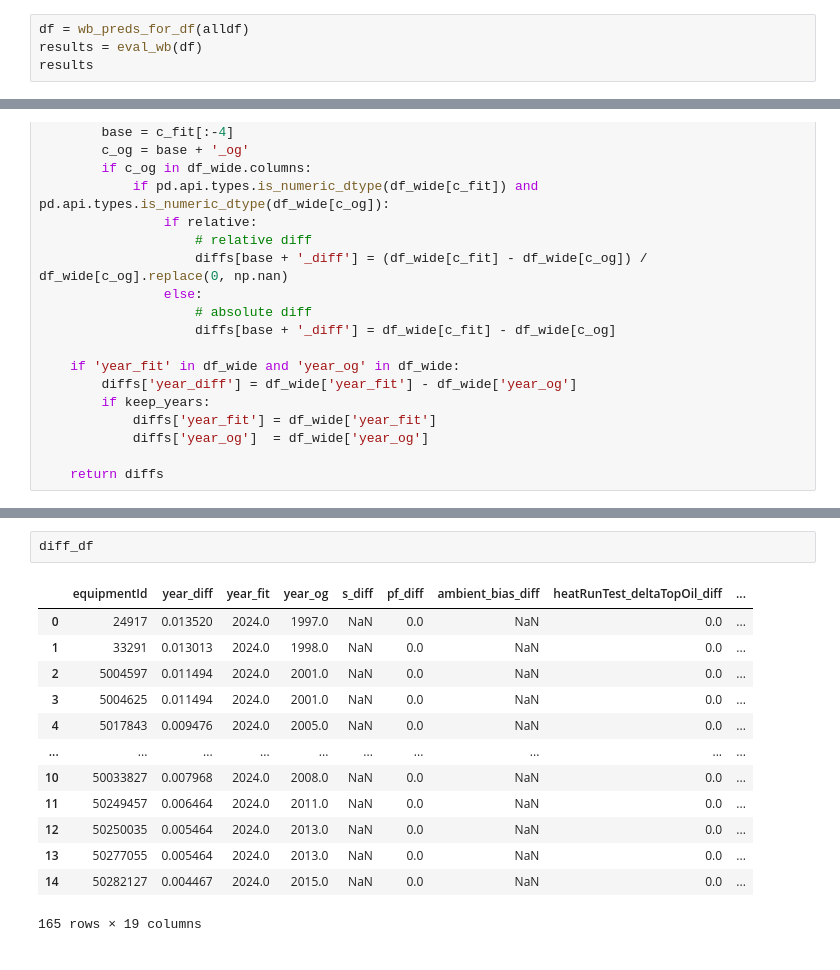
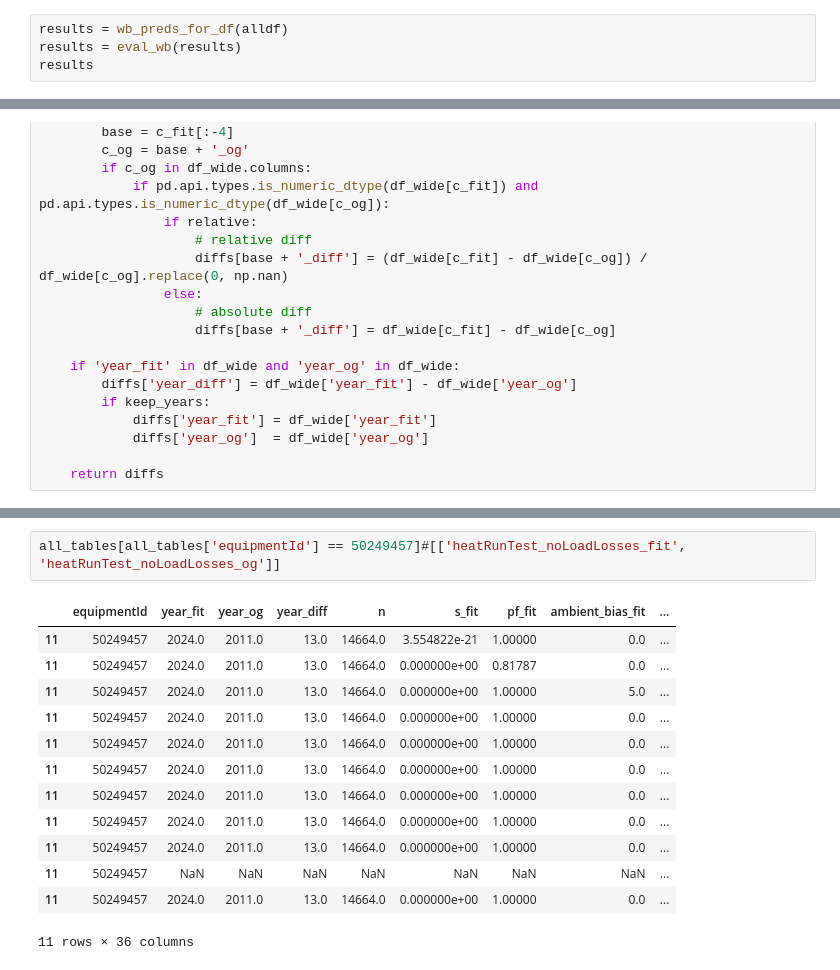
Before and after one commit to DT-Service-Consulting/ElectricGrid, a Jupyter notebook: wb_model_exploration.ipynb, the cells around one changed output, grey strips where cells are left out. Cells and saved outputs as stored; diff of their text form.

```diff
--- a/wb_model_exploration.ipynb
+++ b/wb_model_exploration.ipynb
@@ -314,8 +430,8 @@ def wb_preds_for_df(df, s = None, pf = None):
     )
     return df
 # %%
-df = wb_preds_for_df(alldf)
-results = eval_wb(df)
+results = wb_preds_for_df(alldf)
+results = eval_wb(results)
 results
 # %% [output]
 {'MAE': np.float64(7.156129355842767),
@@ -2348,16 +1568,16 @@ summary
-# %%
-diff_df
-# %% [output]
-|  | equipmentId | year_diff | year_fit | year_og | s_diff | pf_diff | ambient_bias_diff | heatRunTest_deltaTopOil_diff | ... |
-| 0 | 24917 | 0.013520 | 2024.0 | 1997.0 | NaN | 0.0 | NaN | 0.0 | ... |
-| 1 | 33291 | 0.013013 | 2024.0 | 1998.0 | NaN | 0.0 | NaN | 0.0 | ... |
-| 2 | 5004597 | 0.011494 | 2024.0 | 2001.0 | NaN | 0.0 | NaN | 0.0 | ... |
-| 3 | 5004625 | 0.011494 | 2024.0 | 2001.0 | NaN | 0.0 | NaN | 0.0 | ... |
-| 4 | 5017843 | 0.009476 | 2024.0 | 2005.0 | NaN | 0.0 | NaN | 0.0 | ... |
-| ... | ... | ... | ... | ... | ... | ... | ... | ... | ... |
-| 10 | 50033827 | 0.007968 | 2024.0 | 2008.0 | NaN | 0.0 | NaN | 0.0 | ... |
-| 11 | 50249457 | 0.006464 | 2024.0 | 2011.0 | NaN | 0.0 | NaN | 0.0 | ... |
-| 12 | 50250035 | 0.005464 | 2024.0 | 2013.0 | NaN | 0.0 | NaN | 0.0 | ... |
-| 13 | 50277055 | 0.005464 | 2024.0 | 2013.0 | NaN | 0.0 | NaN | 0.0 | ... |
-| 14 | 50282127 | 0.004467 | 2024.0 | 2015.0 | NaN | 0.0 | NaN | 0.0 | ... |
-165 rows × 19 columns
+# %%
+all_tables[all_tables['equipmentId'] == 50249457]#[['heatRunTest_noLoadLosses_fit', 'heatRunTest_noLoadLosses_og']]
+# %% [output]
+|  | equipmentId | year_fit | year_og | year_diff | n | s_fit | pf_fit | ambient_bias_fit | ... |
+| 11 | 50249457 | 2024.0 | 2011.0 | 13.0 | 14664.0 | 3.554822e-21 | 1.00000 | 0.0 | ... |
+| 11 | 50249457 | 2024.0 | 2011.0 | 13.0 | 14664.0 | 0.000000e+00 | 0.81787 | 0.0 | ... |
+| 11 | 50249457 | 2024.0 | 2011.0 | 13.0 | 14664.0 | 0.000000e+00 | 1.00000 | 5.0 | ... |
+| 11 | 50249457 | 2024.0 | 2011.0 | 13.0 | 14664.0 | 0.000000e+00 | 1.00000 | 0.0 | ... |
+| 11 | 50249457 | 2024.0 | 2011.0 | 13.0 | 14664.0 | 0.000000e+00 | 1.00000 | 0.0 | ... |
+| 11 | 50249457 | 2024.0 | 2011.0 | 13.0 | 14664.0 | 0.000000e+00 | 1.00000 | 0.0 | ... |
+| 11 | 50249457 | 2024.0 | 2011.0 | 13.0 | 14664.0 | 0.000000e+00 | 1.00000 | 0.0 | ... |
+| 11 | 50249457 | 2024.0 | 2011.0 | 13.0 | 14664.0 | 0.000000e+00 | 1.00000 | 0.0 | ... |
+| 11 | 50249457 | 2024.0 | 2011.0 | 13.0 | 14664.0 | 0.000000e+00 | 1.00000 | 0.0 | ... |
+| 11 | 50249457 | NaN | NaN | NaN | NaN | NaN | NaN | NaN | ... |
+| 11 | 50249457 | 2024.0 | 2011.0 | 13.0 | 14664.0 | 0.000000e+00 | 1.00000 | 0.0 | ... |
+11 rows × 36 columns
```
Also changed, not shown: parts of 39 cells of this notebook, 1 other file.
